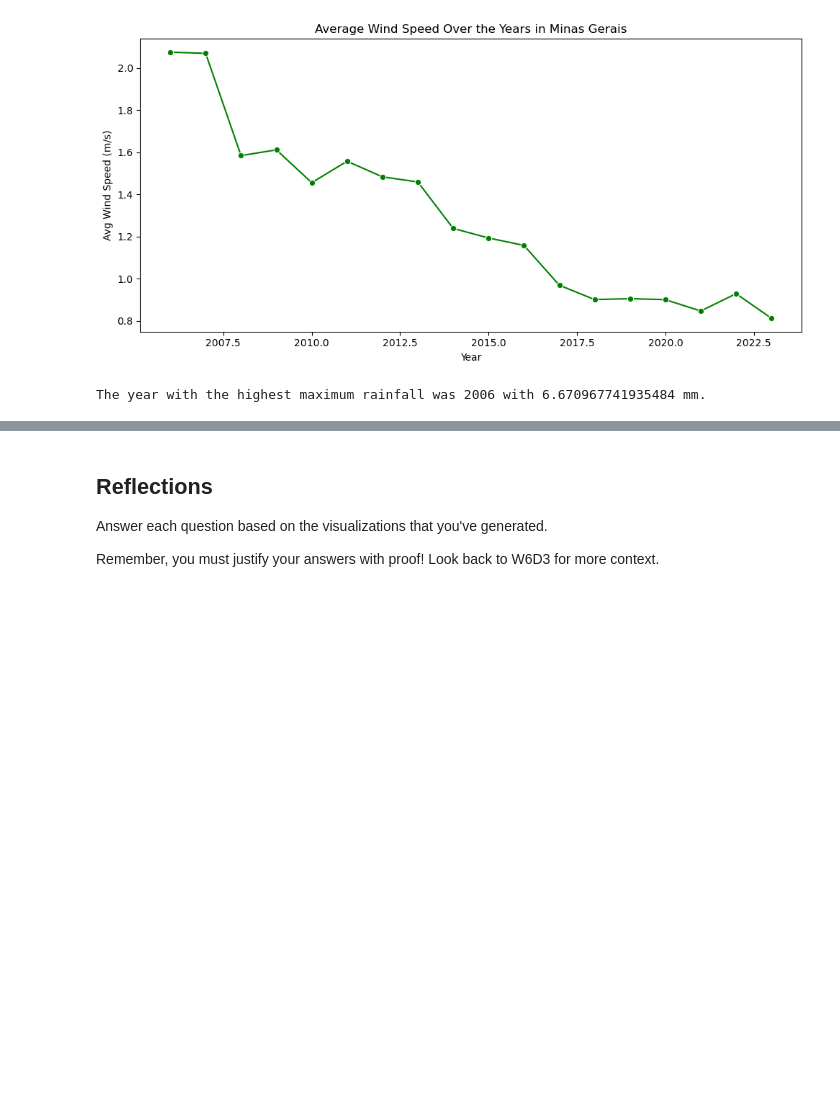
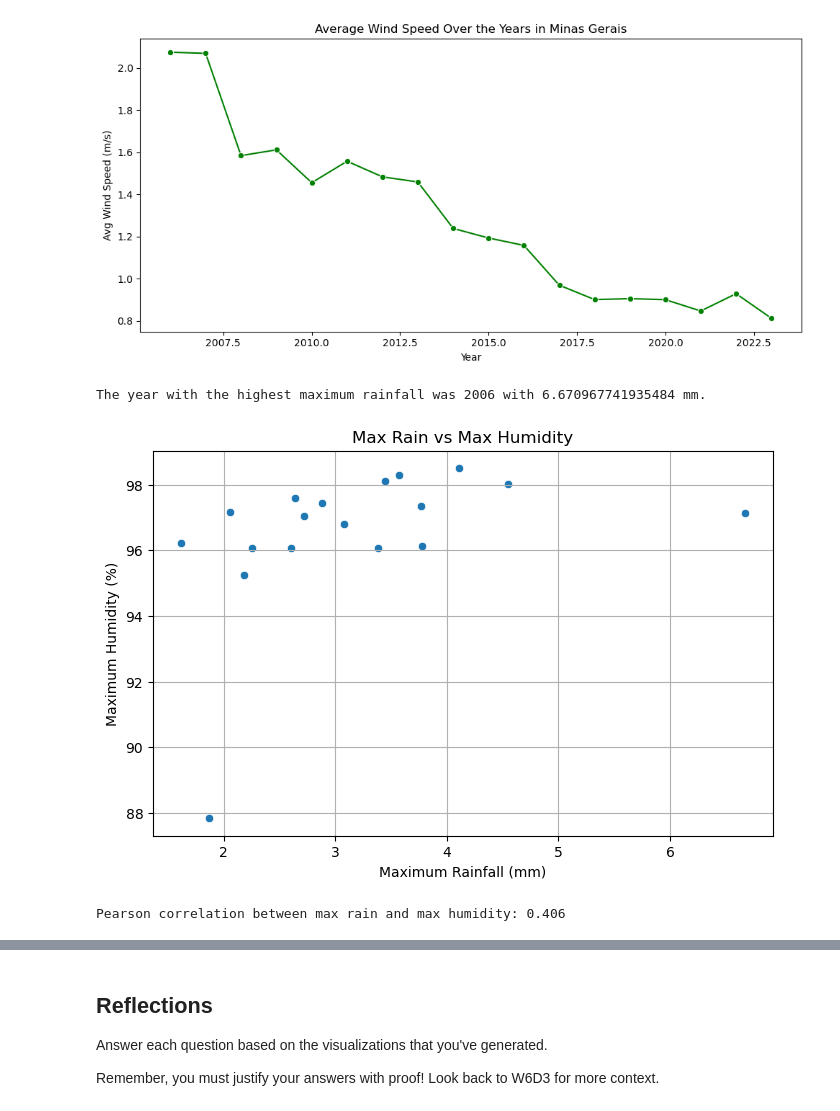
Before and after one commit to Coletteobazee/weather-analysis-EDA, a Jupyter notebook: notebooks/explore_weather.ipynb, the cells around one changed output, grey strips where cells are left out. Cells and saved outputs as stored; diff of their text form; code cells hidden in the pictures; blank space fills up the shorter version.

Commit message:
Added bivariate analysis plots and correlation results

```diff
--- a/notebooks/explore_weather.ipynb
+++ b/notebooks/explore_weather.ipynb
@@ -148,3 +148,23 @@ year = row['year'].values[0]
 print("The year with the highest maximum rainfall was", int(year), "with", highest_rain, "mm.")
 # %% [output]
 The year with the highest maximum rainfall was 2006 with 6.670967741935484 mm.
+# %%
+# Bivariate Analysis
+
+# Max Rain vs. Max Humidity
+# Scatter plot: max rainfall vs max humidity
+
+plt.figure(figsize=(8, 5))
+sns.scatterplot(data=weather, x='rain_max', y='hum_max')
+plt.title('Max Rain vs Max Humidity')
+plt.xlabel('Maximum Rainfall (mm)')
+plt.ylabel('Maximum Humidity (%)')
+plt.grid(True)
+plt.show()
+
+# Pearson correlation
+rain_humidity_corr = weather['rain_max'].corr(weather['hum_max'])
+print(f"Pearson correlation between max rain and max humidity: {rain_humidity_corr:.3f}")
+# %% [output]
+[figure, added]
+Pearson correlation between max rain and max humidity: 0.406
```
Also changed, not shown: parts of 1 cell of this notebook.
